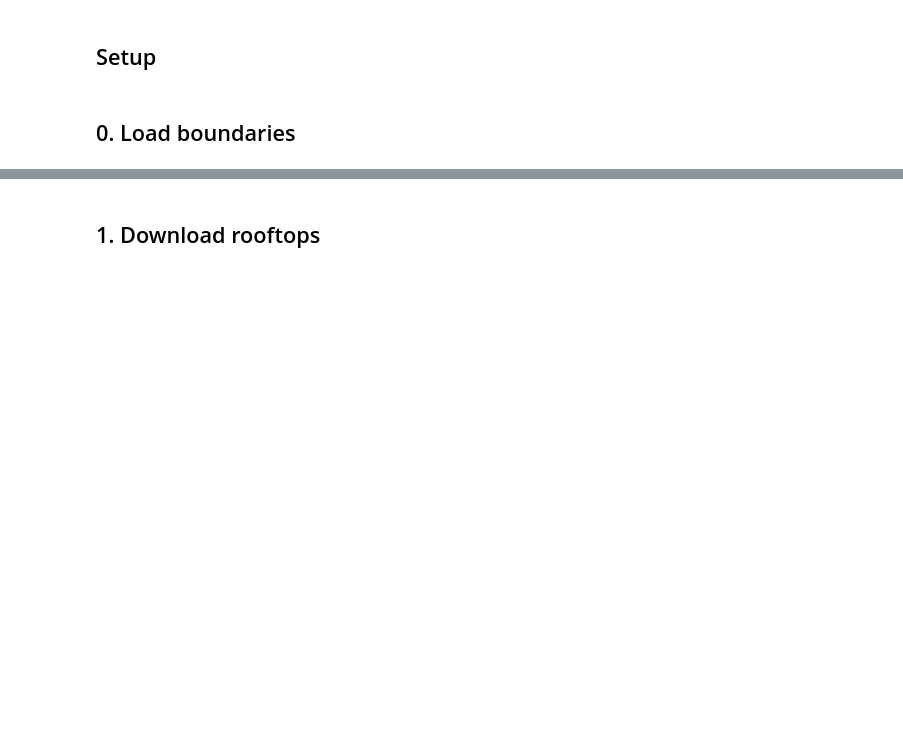
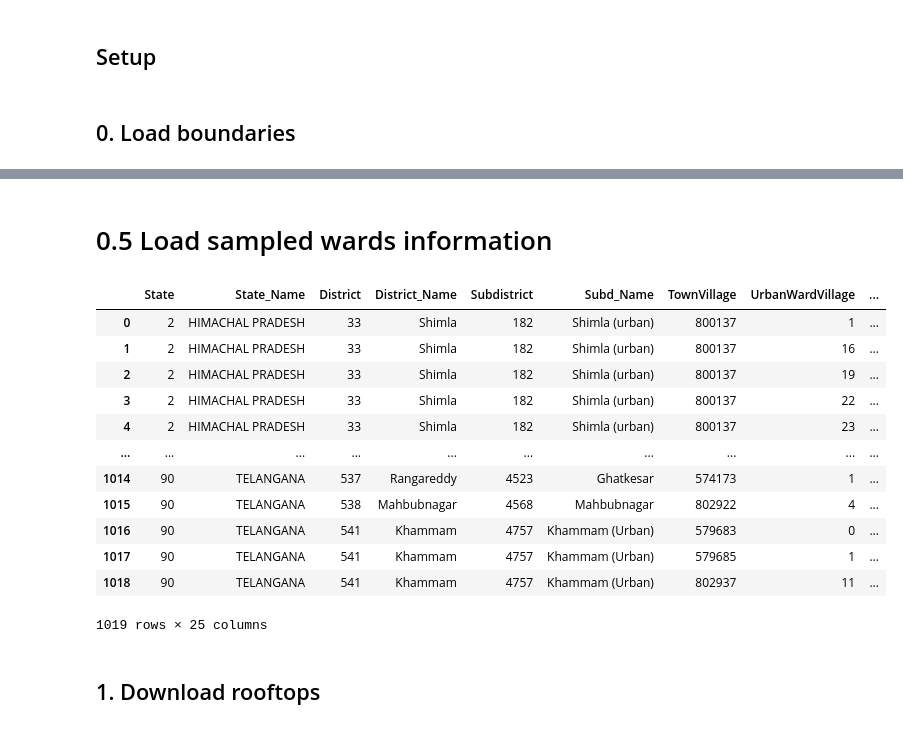
Before and after one commit to IDinsight/rooftop_sampling, a Jupyter notebook: IFS/load_match_sample.ipynb, the cells around one changed output, grey strips where cells are left out. Cells and saved outputs as stored; diff of their text form; code cells hidden in the pictures; blank space fills up the shorter version.

```diff
--- a/IFS/load_match_sample.ipynb
+++ b/IFS/load_match_sample.ipynb
@@ -84,0 +98,21 @@ boundaries_gdf
+# %% [markdown]
+# 0.5 Load sampled wards information
+# %%
+# load the merged wards data
+merged_df = pd.read_csv(CLEANED_DATA_DIR / "Merged Wards with Quality Checks.csv")
+# %%
+merged_df
+# %% [output]
+|  | State | State_Name | District | District_Name | Subdistrict | Subd_Name | TownVillage | UrbanWardVillage | ... |
+| 0 | 2 | HIMACHAL PRADESH | 33 | Shimla | 182 | Shimla (urban) | 800137 | 1 | ... |
+| 1 | 2 | HIMACHAL PRADESH | 33 | Shimla | 182 | Shimla (urban) | 800137 | 16 | ... |
+| 2 | 2 | HIMACHAL PRADESH | 33 | Shimla | 182 | Shimla (urban) | 800137 | 19 | ... |
+| 3 | 2 | HIMACHAL PRADESH | 33 | Shimla | 182 | Shimla (urban) | 800137 | 22 | ... |
+| 4 | 2 | HIMACHAL PRADESH | 33 | Shimla | 182 | Shimla (urban) | 800137 | 23 | ... |
+| ... | ... | ... | ... | ... | ... | ... | ... | ... | ... |
+| 1014 | 90 | TELANGANA | 537 | Rangareddy | 4523 | Ghatkesar | 574173 | 1 | ... |
+| 1015 | 90 | TELANGANA | 538 | Mahbubnagar | 4568 | Mahbubnagar | 802922 | 4 | ... |
+| 1016 | 90 | TELANGANA | 541 | Khammam | 4757 | Khammam (Urban) | 579683 | 0 | ... |
+| 1017 | 90 | TELANGANA | 541 | Khammam | 4757 | Khammam (Urban) | 579685 | 1 | ... |
+| 1018 | 90 | TELANGANA | 541 | Khammam | 4757 | Khammam (Urban) | 802937 | 11 | ... |
+1019 rows × 25 columns
```
Also changed, not shown: parts of 27 cells of this notebook.
